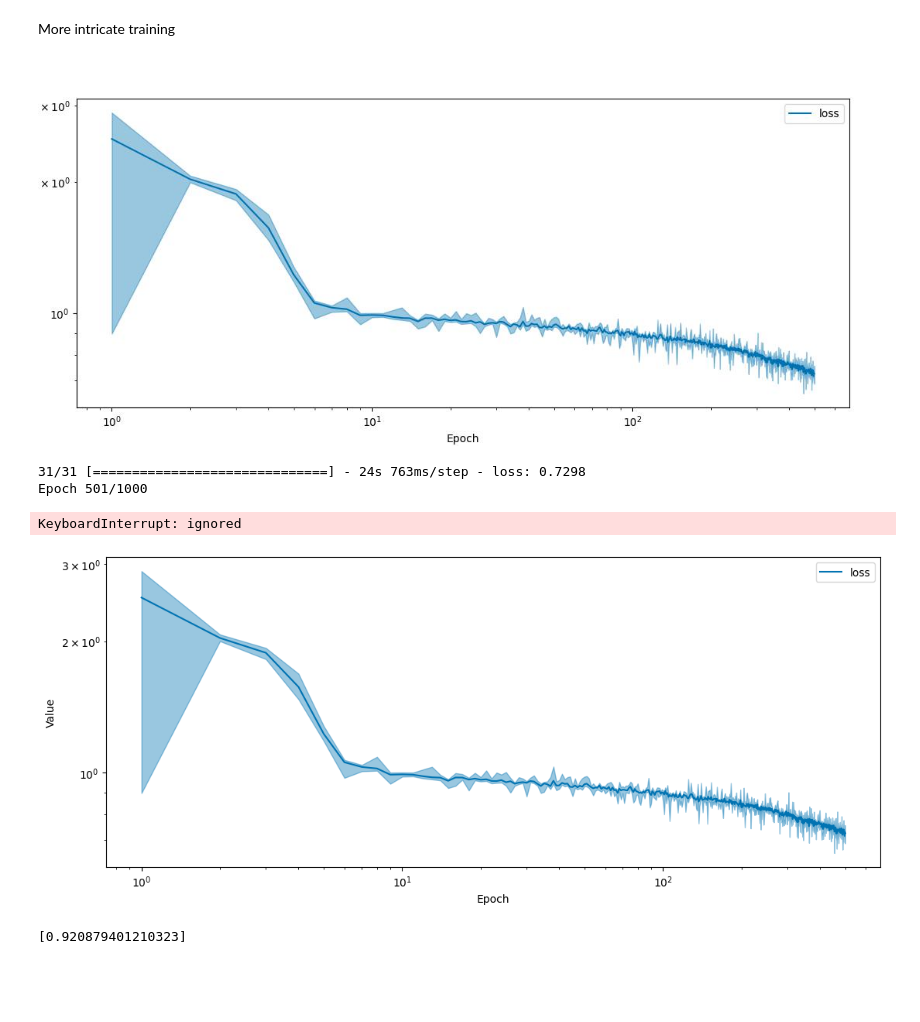
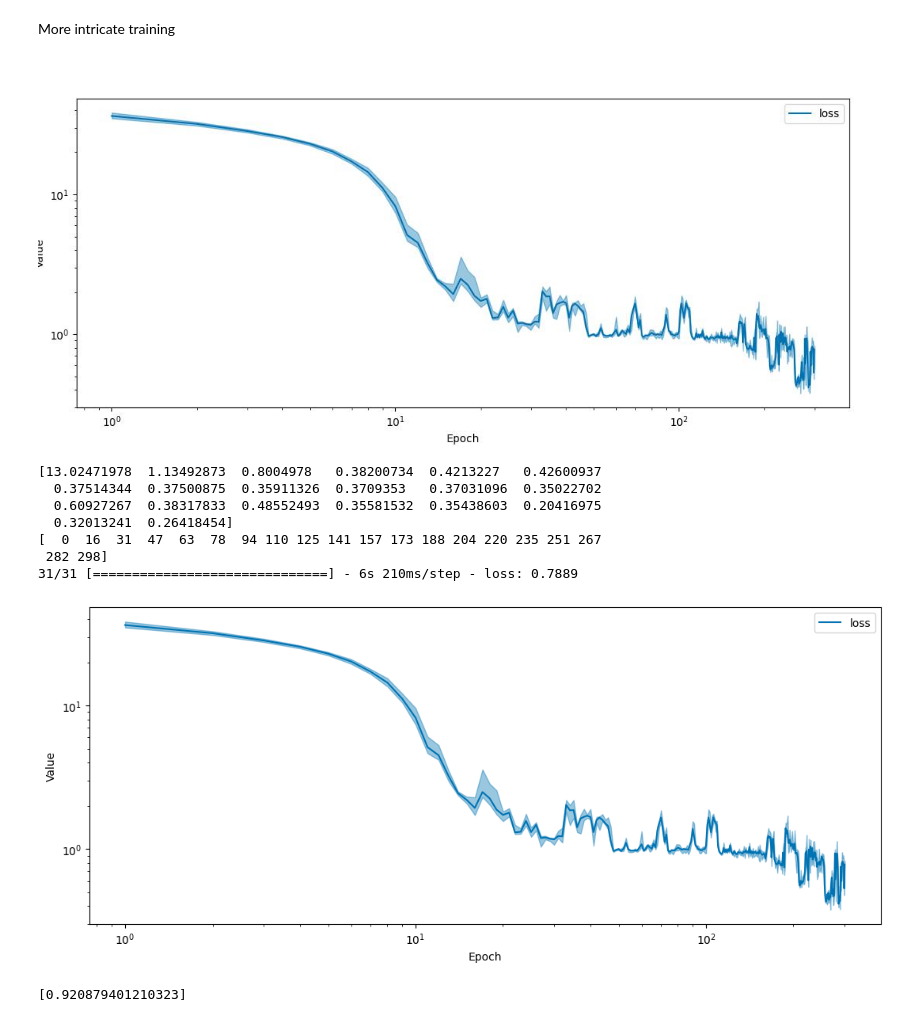
Before and after one commit to Phistian/exjobb, a Jupyter notebook: miguel/training/v_training.ipynb, the cells around one changed output. Saved outputs shown, nothing was run; the diff lists cells and outputs as text; code cells hidden in the pictures; blank space fills up the shorter version.

```diff
--- a/miguel/training/v_training.ipynb
+++ b/miguel/training/v_training.ipynb
@@ -176,7 +165,7 @@ import cupy as cp
 # %%
 from traitlets.traitlets import Long
 ## Load data
-data_dict = np.load(datasets_address + "tslj/N2500outputv samples10 its10 F_P3.npy", allow_pickle=True).item()
+data_dict = np.load(datasets_address + "tslj/N50mixed outputv samples1000 its1000 F_P60.npy", allow_pickle=True).item()
 
 
 ## Extract some variables and leave only the dictionary which will be input to the graph extractor
@@ -405,32 +454,39 @@ generator = custom_gg(
         max_data_size=96,
         output_type='nodes',
     )
-with generator:
-  history = model.fit(generator, epochs = 200, callbacks=[callback])
+#with generator:
+#  history = model.fit(generator, epochs = 200, callbacks=[callback, custom_callback])
+# %%
+with generator:
+  history = model.fit(generator, epochs = 200, callbacks=[callback, custom_callback])
 # %% [markdown]
 More intricate training
 # %%
 
 n_breaks = 1
-n_epochs = 500
+n_epochs = 300
 n_sub_epochs = int(n_epochs/n_breaks)
 validation_history = []
 histories = []
 epoch_counter = 0
 for i in range(n_breaks):
     val_err = mae(model(val_data), val_targets)
     print(f"Validation loss: {val_err}")
     validation_history.append(val_err)
     generator = shuffle_and_reset_generator(train_nodesdf)
     with generator:
-        history = model.fit(generator, epochs=n_sub_epochs, callbacks=[callback])
+        history = model.fit(generator, epochs=n_sub_epochs, callbacks=[callback, custom_callback])
     histories.append(history)
 # %% [output]
-[figure, old version]
+[figure, new version]
-31/31 [==============================] - 24s 763ms/step - loss: 0.7298
-Epoch 501/1000
+[13.02471978  1.13492873  0.8004978   0.38200734  0.4213227   0.42600937
+  0.37514344  0.37500875  0.35911326  0.3709353   0.37031096  0.35022702
+  0.60927267  0.38317833  0.48552493  0.35581532  0.35438603  0.20416975
+  0.32013241  0.26418454]
+[  0  16  31  47  63  78  94 110 125 141 157 173 188 204 220 235 251 267
+ 282 298]
+31/31 [==============================] - 6s 210ms/step - loss: 0.7889
-KeyboardInterrupt: ignored
-[figure, old version]
+[figure, new version]
 # %%
 n_breaks = 1
 n_epochs = 500
```
Also changed, not shown: parts of 29 cells of this notebook.
